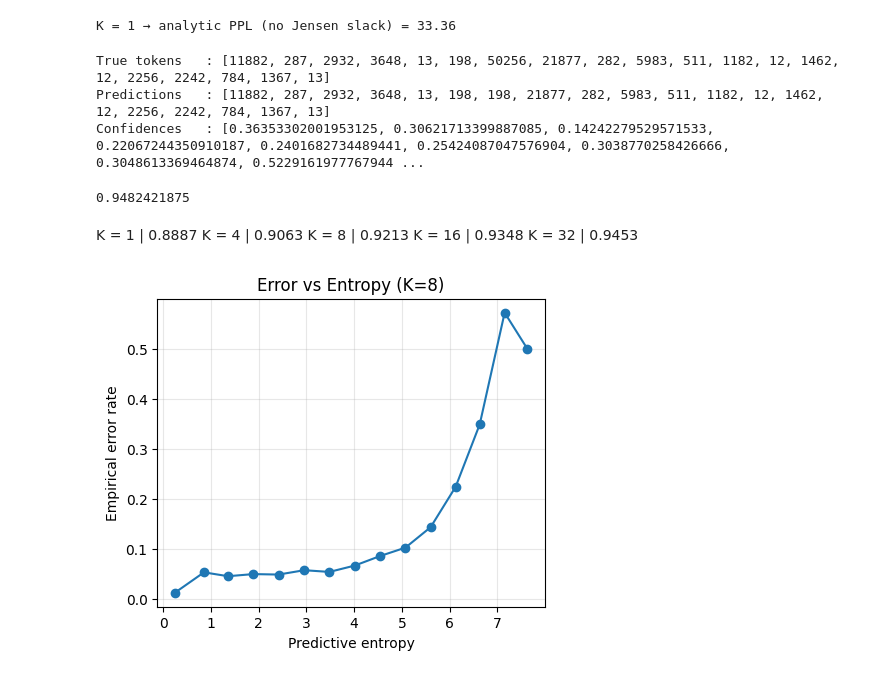
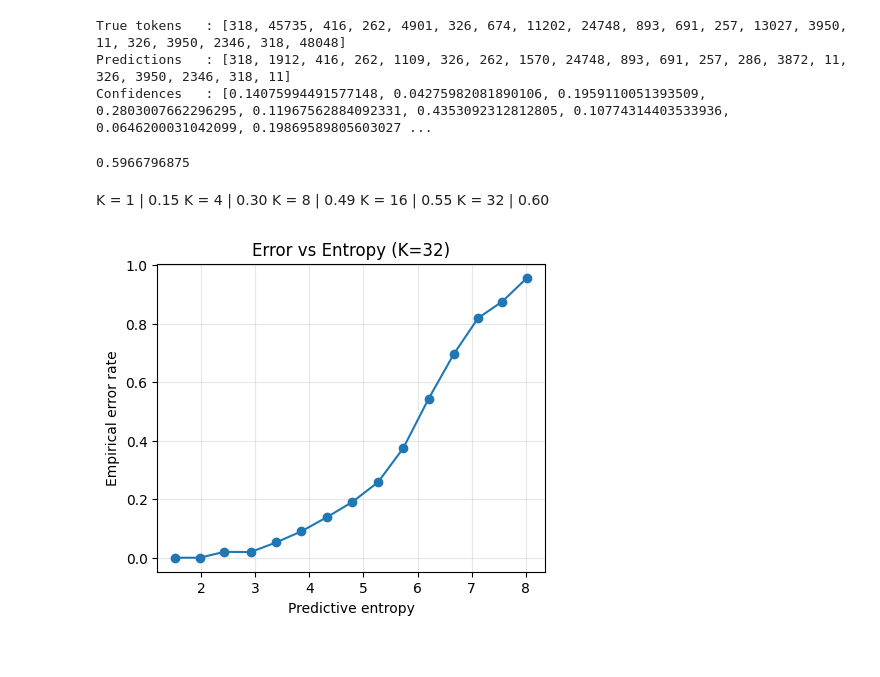
Before and after one commit to mercury0100/bayesradd, a Jupyter notebook: uncertainty.ipynb, the cells around one changed output. Cells and saved outputs as stored; diff of their text form; code cells hidden in the pictures.

```diff
--- a/uncertainty.ipynb
+++ b/uncertainty.ipynb
@@ -26,33 +26,6 @@ def build_loader():
         length=SEQ_LEN, valid_dataset="wikitext2", ngpus=1
     )
     return data.get_valid_dataloaders(args, distributed=False)
-# %%
-import math
-from bayes_radd import baseline_ppl
-
-def compute_ppl_k1(model, noise, device, dataloader, *,
-                   max_batches=None, sequence_length=1024):
-    """
-    Compute the K=1 perplexity *without* Jensen slack:
-    uses the analytic DCE loss (baseline_ppl) rather than MC.
-    """
-    # baseline_ppl returns exp( avg NLL ) over sequences of length `sequence_length`
-    return baseline_ppl(
-        model, noise, device, dataloader,
-        max_batches=max_batches,
-        sequence_length=sequence_length
-    )
-
-if __name__ == "__main__":
-    loader = build_loader()   # your existing dataloader fn
-    ppl1 = compute_ppl_k1(
-        model, noise, device, loader,
-        max_batches=MAX_BATCHES,
-        sequence_length=SEQ_LEN
-    )
-    print(f"K = 1 → analytic PPL (no Jensen slack) = {ppl1:.2f}")
-# %% [output]
-K = 1 → analytic PPL (no Jensen slack) = 33.36
 # %%
 # 1) grab a single sequence
 loader   = build_loader()
@@ -61,7 +34,7 @@ x_batch  = batch["input_ids"].to(device)   # [B,T]
 x_single = x_batch[0:1]                    # [1,T]
 
 # 2) run your MC marginal with K=1 (single pass) so we see the raw-conf behavior
-K = 16
+K = 32
 mc_p, _ = mc_marginal(model, noise, x_single, K)  # returns [1,T,V] marginals
 
 # 3) inspect the top‐prob (“confidence”) for the first few tokens
@@ -73,19 +46,19 @@ print("Confidences   :", probs[0, :20].tolist())
 # 4) you can also print the unique confidences:
 #print("Unique confidences:", torch.unique(probs).tolist())
 # %% [output]
-True tokens   : [11882, 287, 2932, 3648, 13, 198, 50256, 21877, 282, 5983, 511, 1182, 12, 1462, 12, 2256, 2242, 784, 1367, 13]
-Predictions   : [11882, 287, 2932, 3648, 13, 198, 198, 21877, 282, 5983, 511, 1182, 12, 1462, 12, 2256, 2242, 784, 1367, 13]
-Confidences   : [0.36353302001953125, 0.30621713399887085, 0.14242279529571533, 0.22067244350910187, 0.2401682734489441, 0.25424087047576904, 0.3038770258426666, 0.3048613369464874, 0.5229161977767944 ...
+True tokens   : [318, 45735, 416, 262, 4901, 326, 674, 11202, 24748, 893, 691, 257, 13027, 3950, 11, 326, 3950, 2346, 318, 48048]
+Predictions   : [318, 1912, 416, 262, 1109, 326, 262, 1570, 24748, 893, 691, 257, 286, 3872, 11, 326, 3950, 2346, 318, 11]
+Confidences   : [0.14075994491577148, 0.04275982081890106, 0.1959110051393509, 0.2803007662296295, 0.11967562884092331, 0.4353092312812805, 0.10774314403533936, 0.0646200031042099, 0.19869589805603027 ...
 # %%
 sum((x_single == preds)[0].tolist()) / len(x_single[0])
 # %% [output]
-0.9482421875
+0.5966796875
 # %% [markdown]
-K = 1  | 0.8887
-K = 4  | 0.9063
-K = 8  | 0.9213
-K = 16 | 0.9348
-K = 32 | 0.9453
+K = 1  | 0.15
+K = 4  | 0.30
+K = 8  | 0.49
+K = 16 | 0.55
+K = 32 | 0.60
 # %%
 import numpy as np
 import matplotlib.pyplot as plt
@@ -122,32 +95,32 @@ def entropy_error_curve(model, noise, device, dataloader, K, n_bins=20, max_batc
     N   = H.shape[0]
 
     bins = np.linspace(H.min(), H.max(), n_bins+1)
     centers = 0.5*(bins[:-1] + bins[1:])
     err_rate = np.zeros(n_bins)
     avg_H    = np.zeros(n_bins)
     counts   = np.zeros(n_bins)
 
     for b in range(n_bins):
         m = (H >= bins[b]) & (H < bins[b+1])
         counts[b] = m.sum()
         if counts[b]>0:
             err_rate[b] = err[m].mean()
             avg_H[b]    = H[m].mean()
 
     return centers, avg_H, err_rate, counts
 
 # ——— in your notebook ———
-K = 8
+K = 32
 centers, avg_H, err_rate, counts = entropy_error_curve(
     model, noise, device, build_loader(), K, n_bins=15, max_batches=MAX_BATCHES
 )
 
 plt.figure(figsize=(5,4))
 plt.plot(avg_H, err_rate, marker='o')
 plt.xlabel("Predictive entropy")
 plt.ylabel("Empirical error rate")
 plt.title(f"Error vs Entropy (K={K})")
 plt.grid(True, alpha=0.3)
 plt.show()
 # %% [output]
-[figure, old version]
+[figure, new version]
```
Also changed, not shown: parts of 4 cells of this notebook, 8 other files.
